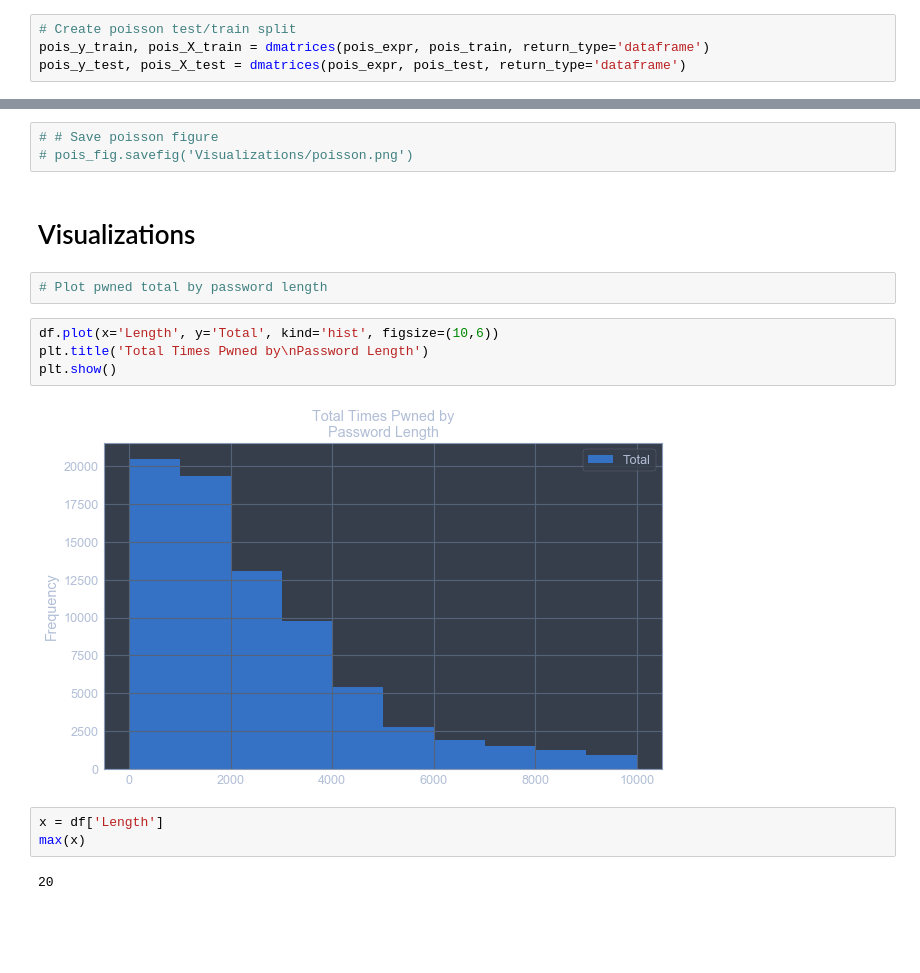
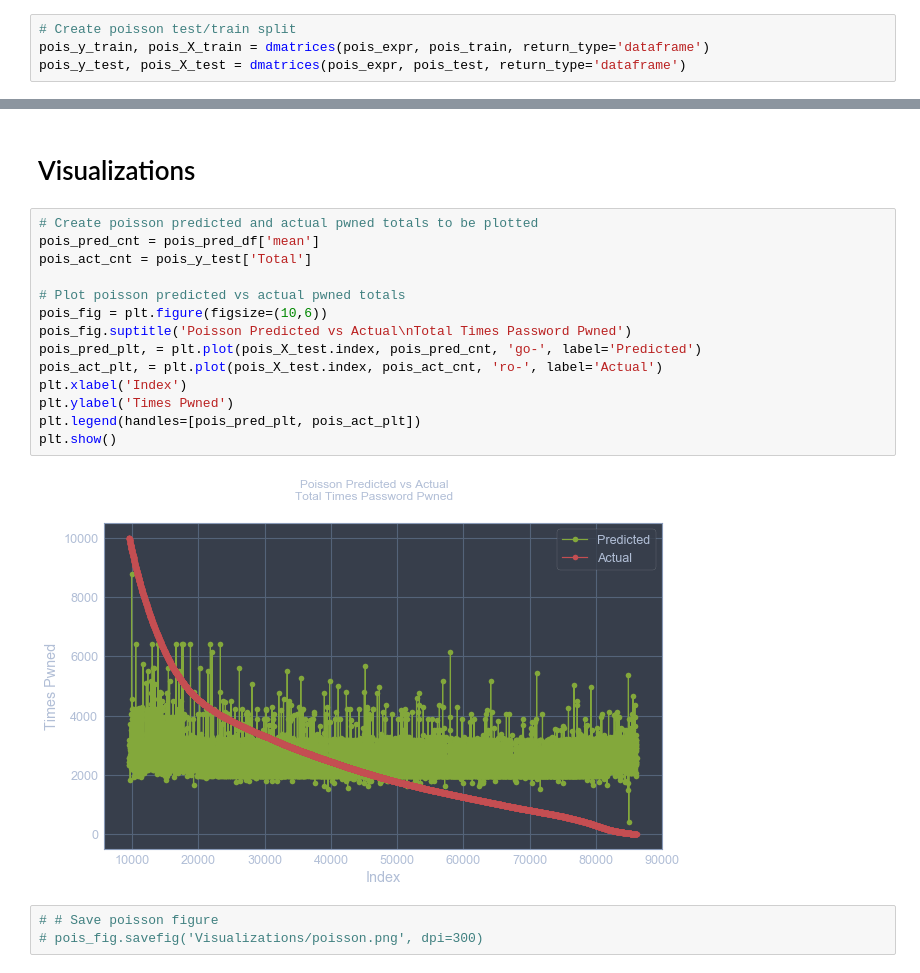
Before and after one commit to EricB10/pwned-passwords-project, a Jupyter notebook: analysis.ipynb, the cells around one changed output, grey strips where cells are left out. Drawn from its saved outputs; the diff is of its cells as text; blank space fills up the shorter version.

Commit message:
visualizations

```diff
--- a/analysis.ipynb
+++ b/analysis.ipynb
@@ -235,18 +322,21 @@ plt.show()
-# %%
-# # Save poisson figure
-# pois_fig.savefig('Visualizations/poisson.png')
 # %% [markdown]
 # Visualizations
-# %%
-# Plot pwned total by password length
-# %%
-df.plot(x='Length', y='Total', kind='hist', figsize=(10,6))
-plt.title('Total Times Pwned by\nPassword Length')
-plt.show()
-# %% [output]
-[figure, removed]
-# %%
-x = df['Length']
-max(x)
-# %% [output]
-20
+# %%
+# Create poisson predicted and actual pwned totals to be plotted
+pois_pred_cnt = pois_pred_df['mean']
+pois_act_cnt = pois_y_test['Total']
+
+# Plot poisson predicted vs actual pwned totals
+pois_fig = plt.figure(figsize=(10,6))
+pois_fig.suptitle('Poisson Predicted vs Actual\nTotal Times Password Pwned')
+pois_pred_plt, = plt.plot(pois_X_test.index, pois_pred_cnt, 'go-', label='Predicted')
+pois_act_plt, = plt.plot(pois_X_test.index, pois_act_cnt, 'ro-', label='Actual')
+plt.xlabel('Index')
+plt.ylabel('Times Pwned')
+plt.legend(handles=[pois_pred_plt, pois_act_plt])
+plt.show()
+# %% [output]
+[figure, added]
+# %%
+# # Save poisson figure
+# pois_fig.savefig('Visualizations/poisson.png', dpi=300)
```
Also changed, not shown: parts of 29 cells of this notebook, 5 other files.
